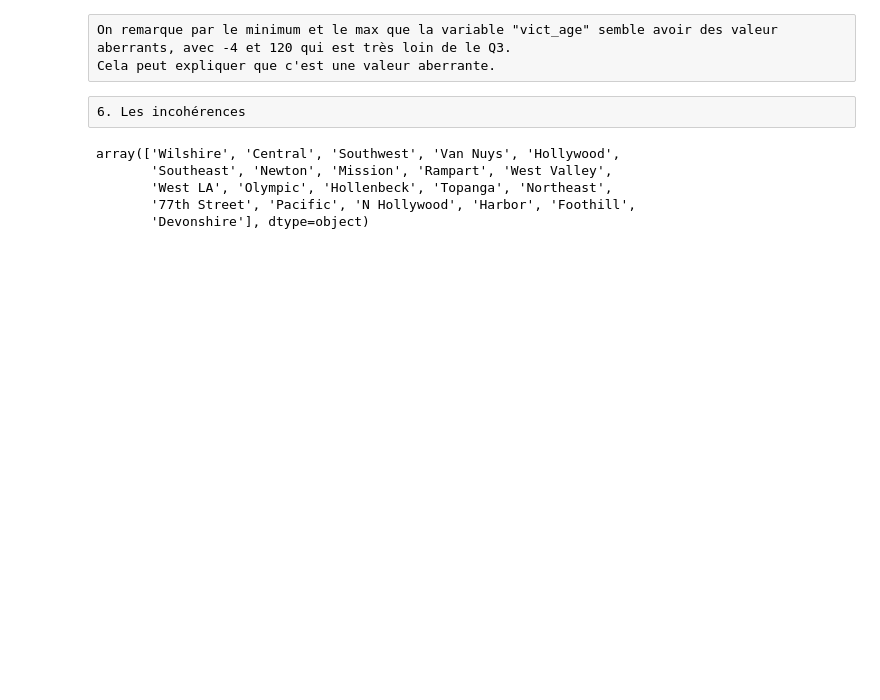
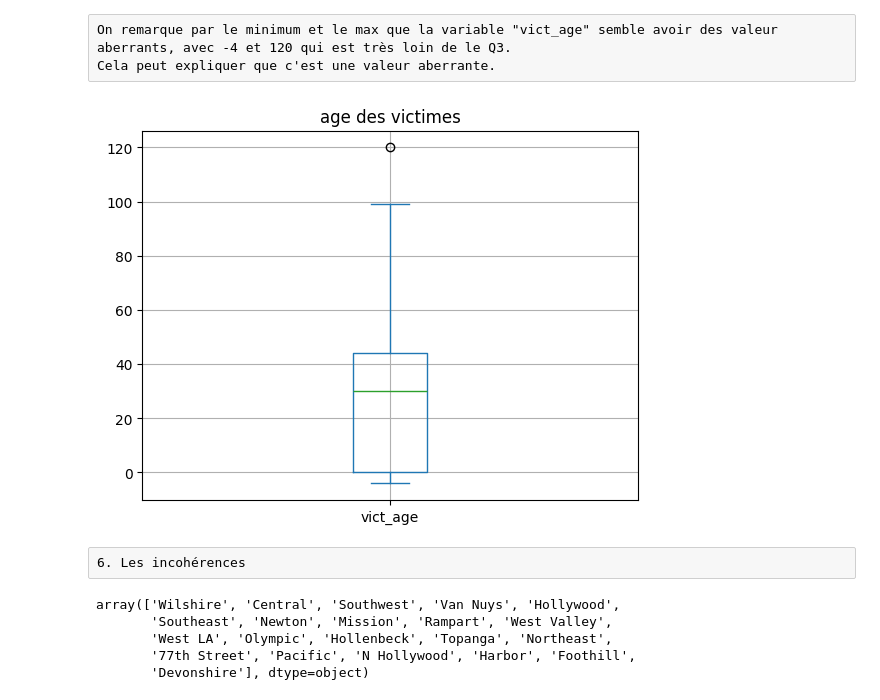
Before and after one commit to ENU-L1/analyse_des_donnees, a Jupyter notebook: nettoyage_tranformation_donnees.ipynb, the cells around one changed output. Cells and saved outputs as stored; diff of their text form; code cells hidden in the pictures; blank space fills up the shorter version.

```diff
--- a/nettoyage_tranformation_donnees.ipynb
+++ b/nettoyage_tranformation_donnees.ipynb
@@ -157,7 +158,12 @@ df.describe()
 On remarque par le minimum et le max que la variable "vict_age" semble avoir des valeur aberrants, avec -4 et 120 qui est très loin de le Q3.
 Cela peut expliquer que c'est une valeur aberrante.
 # %%
-# J'aimerais avoir un box-plot pour l'age ici
+# Le code crée une boite a moustache qui nous montre la visualisation l'age du victimes et leur valeur
+
+df["vict_age"].plot(kind = "box", title = "age des victimes", grid = True)
+plt.show()
+# %% [output]
+[figure, added]
 # %% [raw]
 6. Les incohérences
 # %%
```
Also changed, not shown: parts of 1 cell of this notebook.
